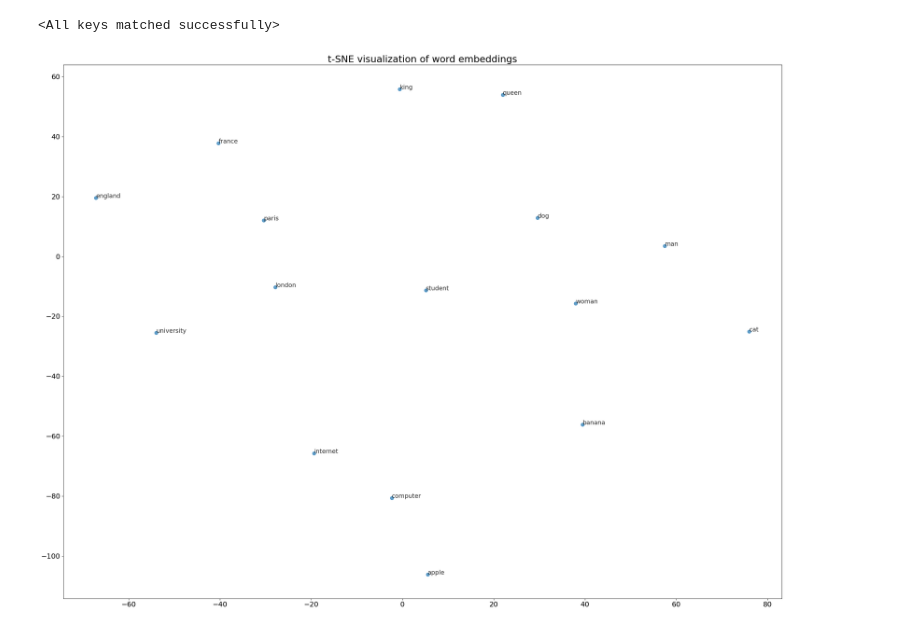
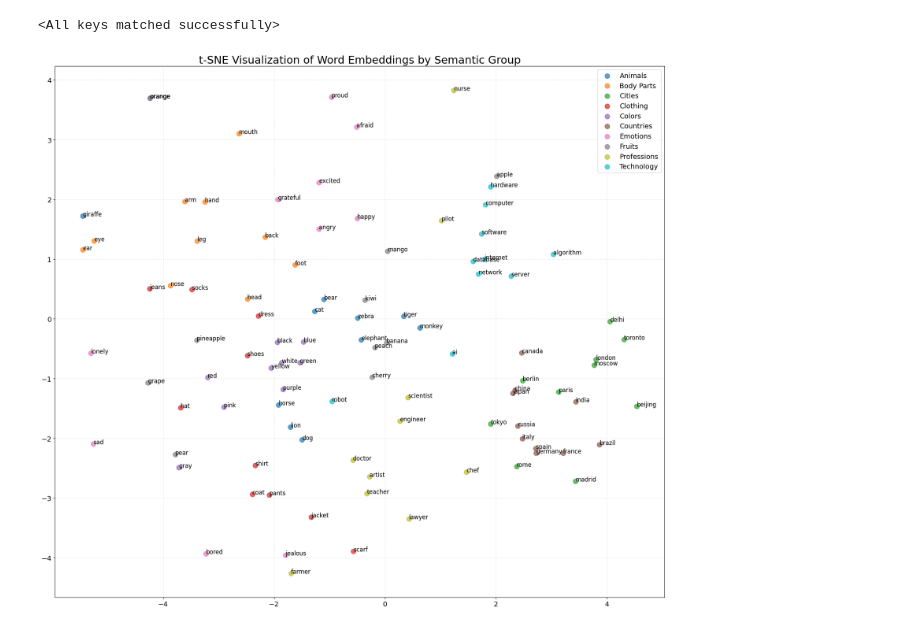
Before and after one commit to anton-dergunov/mlx, a Jupyter notebook: week1/02_word2vec.ipynb, the cells around one changed output. Saved outputs shown, nothing was run; the diff lists cells and outputs as text; code cells hidden in the pictures.

Commit message:
Added t-SNE visualization

```diff
--- a/week1/02_word2vec.ipynb
+++ b/week1/02_word2vec.ipynb
@@ -192,46 +192,16 @@ torch.save(model.state_dict(), f"cbow_final.pt")
 model.load_state_dict(torch.load("cbow_final.pt", map_location=torch.device('cpu')))
 # %% [output]
 <All keys matched successfully>
-# %%
-from sklearn.decomposition import PCA
-from sklearn.manifold import TSNE
-import numpy as np
-
-import matplotlib.pyplot as plt
-
-# Sample a subset of words for visualization
-# Randomly sample 100 words from the vocabulary for visualization
-# np.random.seed(42)
-# sample_words = np.random.choice(list(word2idx.keys()), size=200, replace=False)
-animals = ["cat", "dog", "horse", "cow", "lion"]
-countries = ["france", "germany", "china", "india", "brazil"]
-fruits = ["apple", "banana", "grape", "orange", "mango"]
-sample_words = animals + countries + fruits
-
-sample_words = ["king", "queen", "man", "woman", "paris", "france", "london", "england",
-                "apple", "banana", "cat", "dog", "computer", "internet", "university", "student"]
-
-# Get embeddings for the sample words
-embeddings = model.embeddings.weight.data.cpu().numpy()
-indices = [word2idx[w] for w in sample_words]
-sample_embeds = embeddings[indices]
-
-# PCA + t-SNE
-pca = PCA(n_components=min(15, sample_embeds.shape[0]), random_state=42)
-reduced = pca.fit_transform(sample_embeds)
-
-tsne = TSNE(n_components=2, random_state=42, perplexity=min(30, sample_embeds.shape[0] / 2), init='pca')
-embeds_2d = tsne.fit_transform(reduced)
-
-# Plot with larger figure and improved readability
-plt.figure(figsize=(24, 18))
-plt.scatter(embeds_2d[:, 0], embeds_2d[:, 1], s=60, alpha=0.7)
-for i, word in enumerate(sample_words):
-    plt.annotate(word, (embeds_2d[i, 0], embeds_2d[i, 1]), fontsize=14, alpha=0.8)
-plt.title("t-SNE visualization of word embeddings", fontsize=22)
-plt.xticks(fontsize=16)
-plt.yticks(fontsize=16)
-plt.tight_layout()
-plt.show()
-# %% [output]
-[figure, removed]
+# %%
+small_word_groups = {
+    "Countries": ["france", "germany", "spain", "italy", "china", "japan", "india", "brazil", "canada", "russia"],
+    "Cities": ["paris", "berlin", "rome", "madrid", "beijing", "tokyo", "delhi", "toronto", "moscow", "london"],
+    "Animals": ["cat", "dog", "lion", "tiger", "elephant", "giraffe", "horse", "monkey", "bear", "zebra"],
+    "Fruits": ["apple", "banana", "orange", "grape", "pear", "peach", "mango", "pineapple", "kiwi", "cherry"],
+    "Professions": ["doctor", "nurse", "teacher", "engineer", "lawyer", "pilot", "chef", "artist", "scientist", "farmer"],
+    "Emotions": ["happy", "sad", "angry", "excited", "bored", "afraid", "proud", "jealous", "grateful", "lonely"],
+    "Colors": ["red", "blue", "green", "yellow", "purple", "pink", "orange", "black", "white", "gray"],
+    "Technology": ["computer", "internet", "software", "hardware", "robot", "ai", "algorithm", "network", "database", "server"],
+    "Body Parts": ["hand", "foot", "head", "leg", "arm", "eye", "ear", "nose", "mouth", "back"],
+    "Clothing": ["shirt", "pants", "jacket", "shoes", "hat", "dress", "socks", "scarf", "jeans", "coat"]
+}
@@ -237,0 +329,4 @@ plt.show()
+# %%
+visualize_embeddings(small_word_groups, model.embeddings.weight.data.cpu().numpy(), word2idx)
+# %% [output]
+[figure, added]
```
Also changed, not shown: parts of 3 cells of this notebook.
